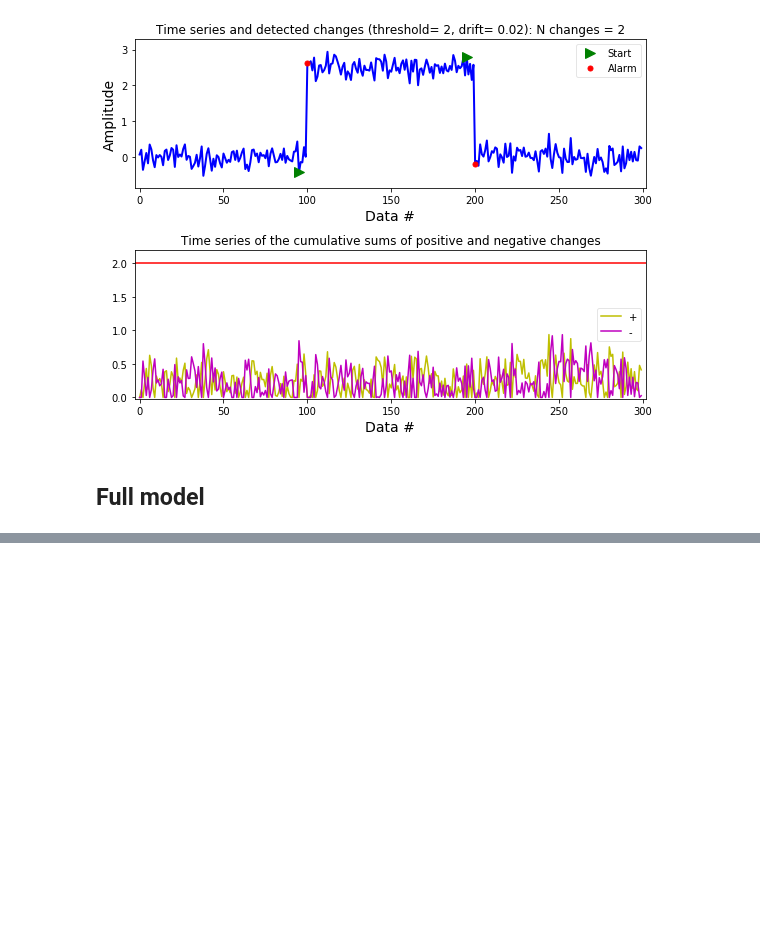
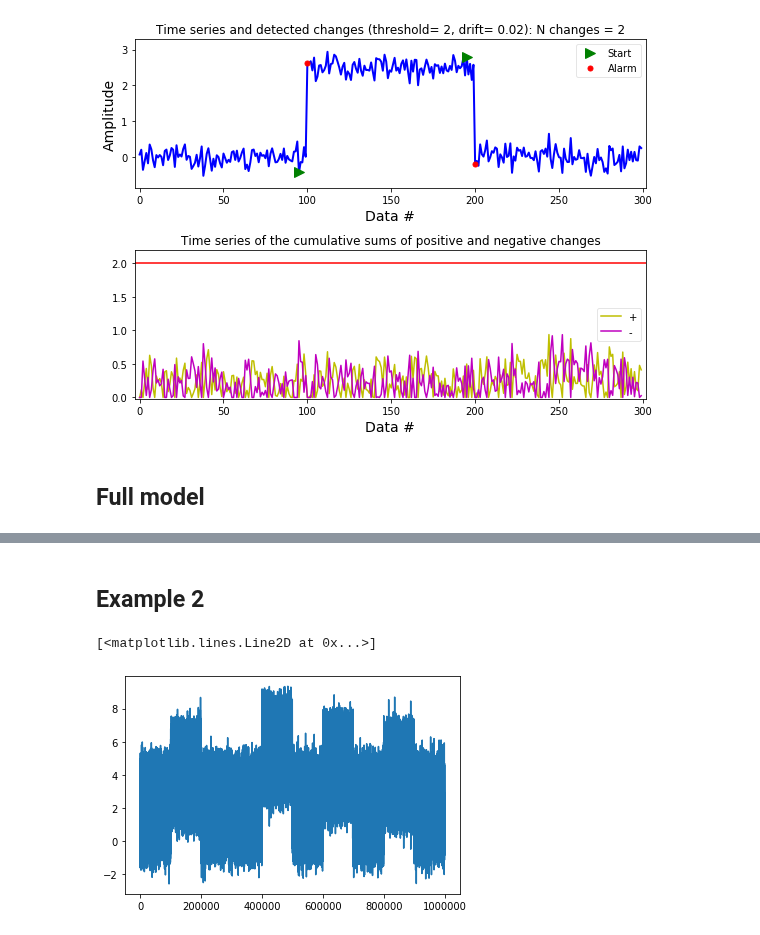
Before and after one commit to Barbarioli/OTSS, a Jupyter notebook: test.ipynb, the cells around one changed output, grey strips where cells are left out. Drawn from its saved outputs; the diff is of its cells as text; code cells hidden in the pictures; blank space fills up the shorter version.

Commit message:
lastest working version with examples

```diff
--- a/test.ipynb
+++ b/test.ipynb
@@ -647,0 +683,15 @@ Relative sample size:  1.72 %
+# %% [markdown]
+## Example 2
+# %%
+n = 1000000
+mu = 2
+sigma = 1
+x = np.random.normal(mu, sigma, n)
+x[100000:200000] += 2
+x[400000:500000] += 3.5
+x[600000:700000] += 2.5
+x[800000:900000] += 2
+plt.plot(x)
+# %% [output]
+[<matplotlib.lines.Line2D at 0x...>]
+[figure, added]
```
Also changed, not shown: parts of 6 cells of this notebook.
